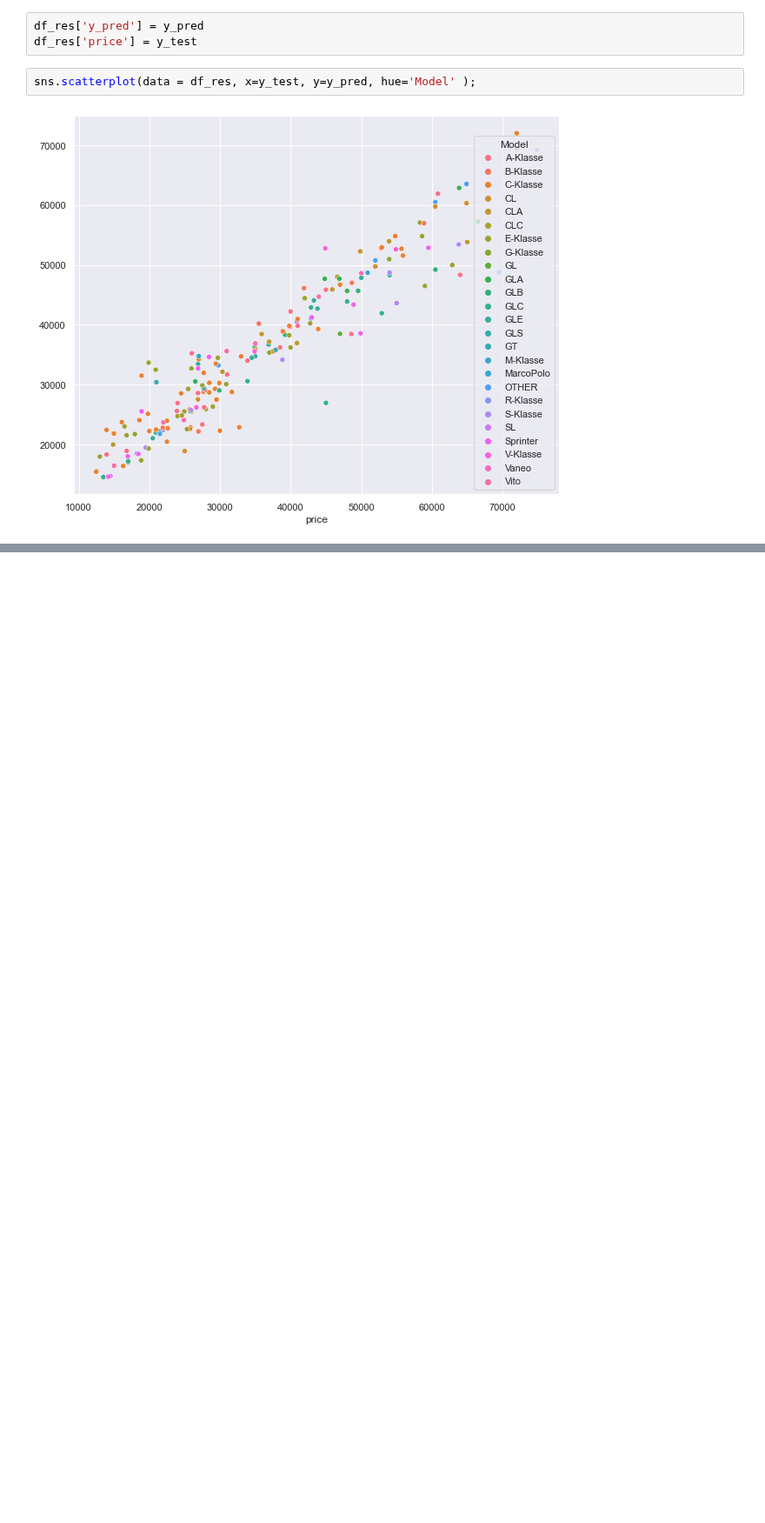
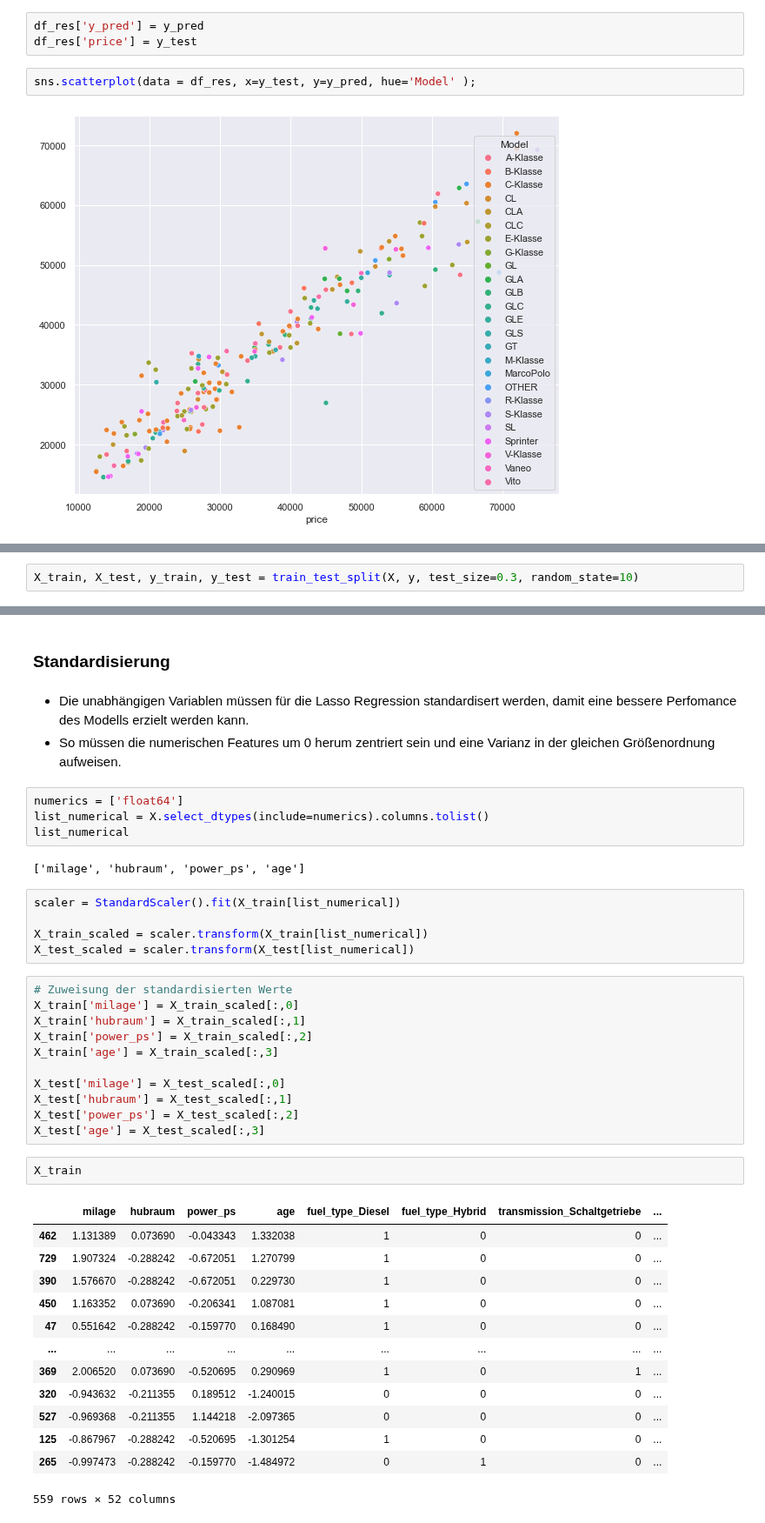
Before and after one commit to cy006/data_analytics, a Jupyter notebook: content/modelbuilding_restwertermittlung.ipynb, the cells around one changed output, grey strips where cells are left out. Shown at 87% size. Saved outputs shown, nothing was run; the diff lists cells and outputs as text; blank space fills up the shorter version.

Commit message:
mit lasso

```diff
--- a/content/modelbuilding_restwertermittlung.ipynb
+++ b/content/modelbuilding_restwertermittlung.ipynb
@@ -716,0 +749,2 @@ sns.scatterplot(data = df_res, x=y_test, y=y_pred, hue='Model' );
+# %%
+X_train, X_test, y_train, y_test = train_test_split(X, y, test_size=0.3, random_state=10)
@@ -716,0 +766,43 @@ sns.scatterplot(data = df_res, x=y_test, y=y_pred, hue='Model' );
+# %% [markdown]
+### Standardisierung
+# %% [markdown]
+- Die unabhängigen Variablen müssen für die Lasso Regression standardisert werden, damit eine bessere Perfomance des Modells erzielt werden kann.
+- So müssen die numerischen Features um 0 herum zentriert sein und eine Varianz in der gleichen Größenordnung aufweisen.
+# %%
+numerics = ['float64']
+list_numerical = X.select_dtypes(include=numerics).columns.tolist()
+list_numerical
+# %% [output]
+['milage', 'hubraum', 'power_ps', 'age']
+# %%
+scaler = StandardScaler().fit(X_train[list_numerical])
+
+X_train_scaled = scaler.transform(X_train[list_numerical])
+X_test_scaled = scaler.transform(X_test[list_numerical])
+# %%
+# Zuweisung der standardisierten Werte
+X_train['milage'] = X_train_scaled[:,0]
+X_train['hubraum'] = X_train_scaled[:,1]
+X_train['power_ps'] = X_train_scaled[:,2]
+X_train['age'] = X_train_scaled[:,3]
+
+X_test['milage'] = X_test_scaled[:,0]
+X_test['hubraum'] = X_test_scaled[:,1]
+X_test['power_ps'] = X_test_scaled[:,2]
+X_test['age'] = X_test_scaled[:,3]
+# %%
+X_train
+# %% [output]
+|  | milage | hubraum | power_ps | age | fuel_type_Diesel | fuel_type_Hybrid | transmission_Schaltgetriebe | ... |
+| 462 | 1.131389 | 0.073690 | -0.043343 | 1.332038 | 1 | 0 | 0 | ... |
+| 729 | 1.907324 | -0.288242 | -0.672051 | 1.270799 | 1 | 0 | 0 | ... |
+| 390 | 1.576670 | -0.288242 | -0.672051 | 0.229730 | 1 | 0 | 0 | ... |
+| 450 | 1.163352 | 0.073690 | -0.206341 | 1.087081 | 1 | 0 | 0 | ... |
+| 47 | 0.551642 | -0.288242 | -0.159770 | 0.168490 | 1 | 0 | 0 | ... |
+| ... | ... | ... | ... | ... | ... | ... | ... | ... |
+| 369 | 2.006520 | 0.073690 | -0.520695 | 0.290969 | 1 | 0 | 1 | ... |
+| 320 | -0.943632 | -0.211355 | 0.189512 | -1.240015 | 0 | 0 | 0 | ... |
+| 527 | -0.969368 | -0.211355 | 1.144218 | -2.097365 | 0 | 0 | 0 | ... |
+| 125 | -0.867967 | -0.288242 | -0.520695 | -1.301254 | 1 | 0 | 0 | ... |
+| 265 | -0.997473 | -0.288242 | -0.159770 | -1.484972 | 0 | 1 | 0 | ... |
+559 rows × 52 columns
```
Also changed, not shown: parts of 23 cells of this notebook, 18 other files.
